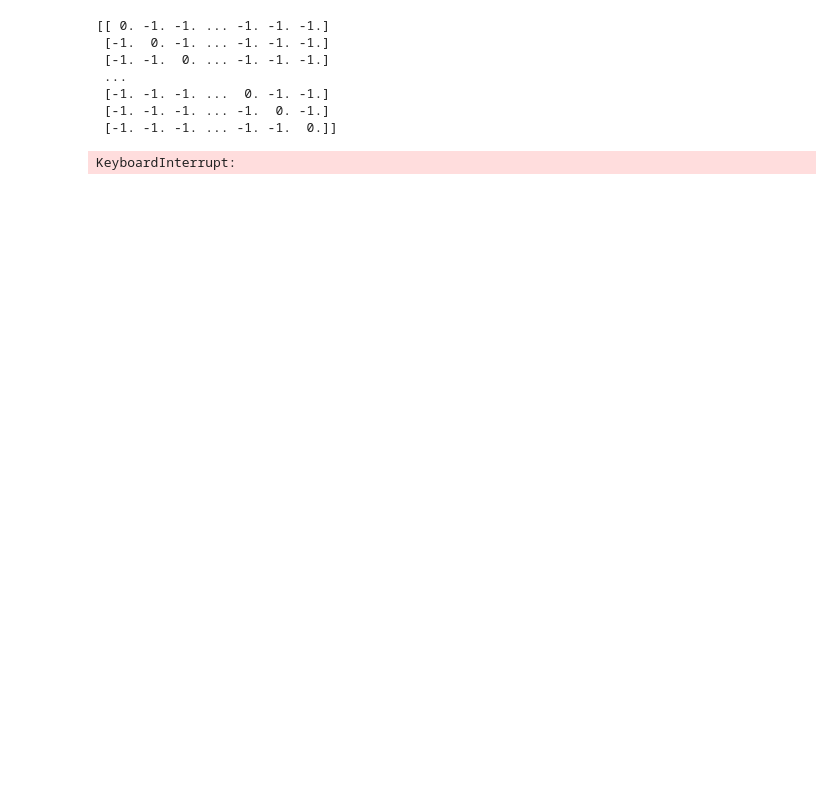
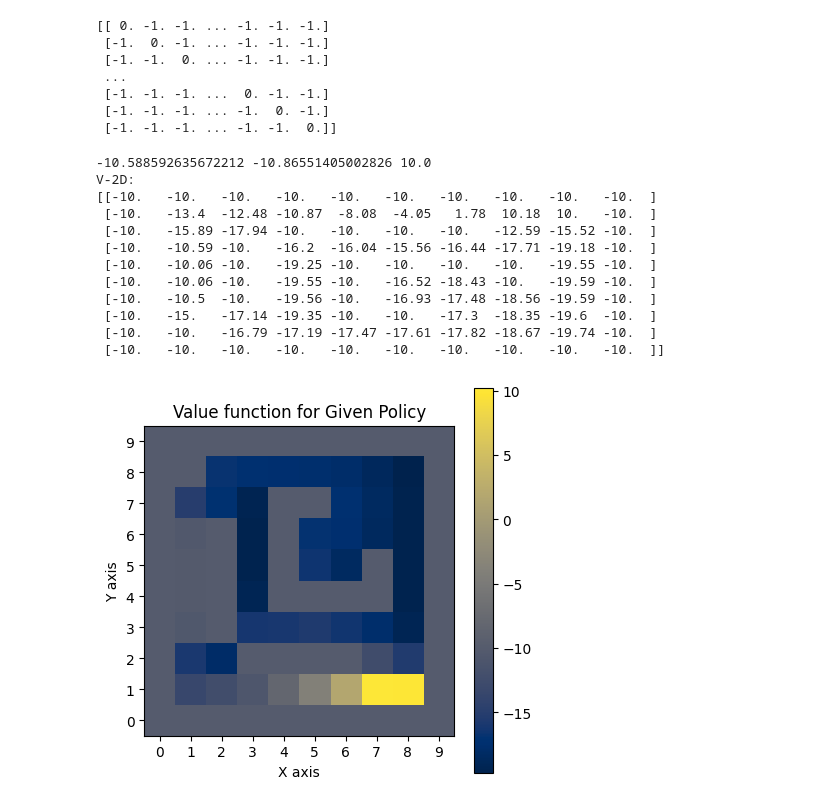
Before and after one commit to jbwenjoy/ESE-6500-Learning-in-Robotics, a Jupyter notebook: homework3/p1/policy_iteration.ipynb, the cells around one changed output. Cells and saved outputs as stored; diff of their text form; code cells hidden in the pictures; blank space fills up the shorter version.

```diff
--- a/homework3/p1/policy_iteration.ipynb
+++ b/homework3/p1/policy_iteration.ipynb
@@ -307,3 +307,22 @@ def get_transition_matrix(policy):
         raise ValueError('The transition matrix is not valid')
 
     return T
+
+
+def test_transition_matrix(test_flag):
+    if test_flag:
+        # Test get_transition_matrix
+        # Initialize the policy where the agent always moves E, i.e., policy[x, y] = 1 for all non-obstacle/goal cells
+        policy = 1 * np.ones((10, 10), dtype=int)
+        policy = make_policy_valid(policy)
+        print("policy: ")
+        print(policy)
+        print("policy at (3,4): ")
+        print(policy[3,4])
+        transition_matrix = get_transition_matrix(policy)
+        print("transition_matrix: ")
+        print(transition_matrix)
+
+
+test_flag = 0
+test_transition_matrix(test_flag)
@@ -381,5 +445,5 @@ print(action_reward_map)
 # %%
-def policy_evaluation(policy, state_reward_map, action_reward_map, gamma=0.9, theta=1e-5):
+def policy_evaluation(policy, state_reward_map, action_reward_map, gamma=0.9, theta=1e-4):
     """
     Evaluate a policy given an environment and a full description of the environment's dynamics.
 
@@ -394,7 +458,7 @@ def policy_evaluation(policy, state_reward_map, action_reward_map, gamma=0.9, th
     Returns:
         V: (100,) numpy array, The value for each state under the specified policy.
     """
-    V = np.zeros(100)  # Initialize state-value function with zeros for each state
+    V = np.zeros(100)
     V_vis = V.reshape(10, 10)
 
     obstacle_coords = [[9, 9], [8, 9], [7, 9], [6, 9], [5, 9], [4, 9], [3, 9], [2, 9], [1, 9], [0, 9], [9, 8], [9, 7],
@@ -408,53 +472,79 @@ def policy_evaluation(policy, state_reward_map, action_reward_map, gamma=0.9, th
 
     transition_matrix = get_transition_matrix(policy)
 
-    for iteration in range(1000):
+    for iteration in range(100):
         V_prev = deepcopy(V)
+        delta = 0
         for s in range(100):
             # Skip the obstacle and goal states
             if s in obstacle_states or s in goal_states:
-                V[s] += state_reward_map[s]
+                V[s] = state_reward_map[s]
                 continue
-            for s_prime in range(100):
-                V[s] += transition_matrix[s, s_prime] * (state_reward_map[s_prime] + action_reward_map[s, s_prime] + gamma * V_prev[s_prime])
-        V = V / (iteration + 1)
-        V_vis = V.reshape(10, 10)
-        if np.max(np.abs(V - V_prev)) < theta:
-            break
+
+            # For all normal states
+            # Convert state index to (x, y) coordinate
+            x, y = s % 10, s // 10
+
+            # Initialize a variable to keep track of the best action value
+            best_action_value = -np.inf
+
+            # Compare all possible actions to find the best one
+            for a in range(4):
+                action_value = 0
+                for s_prime in range(100):
+                    action_value += transition_matrix[s, s_prime] * (state_reward_map[s_prime] + action_reward_map[s, s_prime] + gamma * V_prev[s_prime])
+                if action_value > best_action_value:
+                    best_action_value = action_value
+
+            # Update the value of state s
+            V[s] = best_action_value
+            delta = max(delta, np.abs(V[s] - V_prev[s]))
 
     # print(f'Policy evaluated in {iteration} iterations')
     return V
 
 
 test_flag = True
 if test_flag:
     # Test policy_evaluation
     # Initialize a static policy
     policy = 1 * np.ones((10, 10), dtype=int)
     policy = make_policy_valid(policy)
     V = policy_evaluation(policy, state_reward_map, action_reward_map)
     print(V[map_x_y_to_state(1,3)], V[map_x_y_to_state(3,1)], V[map_x_y_to_state(8,1)])
 
     # Convert V to a 10x10 matrix for visualization
     # Be careful that the origin is in the bottom-left corner
     V_2D = V.reshape(10, 10)
     print("V-2D: ")
     np.set_printoptions(precision=2)
     print(V_2D)
 
     # Visualize the value function
     # V[map_x_y_to_state(8, 1)] = 100  # Use this to indentify the goal state
     plt.figure(figsize=(5, 5))
     plt.imshow(V_2D, cmap='cividis', origin='lower')
     plt.colorbar()
     plt.title('Value function for Given Policy')
     plt.xticks(range(10))
     plt.yticks(range(10))
     plt.xlabel('X axis')
     plt.ylabel('Y axis')
     plt.show()
 # %% [output]
-KeyboardInterrupt:
+-10.588592635672212 -10.86551405002826 10.0
+V-2D:
+[[-10.   -10.   -10.   -10.   -10.   -10.   -10.   -10.   -10.   -10.  ]
+ [-10.   -13.4  -12.48 -10.87  -8.08  -4.05   1.78  10.18  10.   -10.  ]
+ [-10.   -15.89 -17.94 -10.   -10.   -10.   -10.   -12.59 -15.52 -10.  ]
+ [-10.   -10.59 -10.   -16.2  -16.04 -15.56 -16.44 -17.71 -19.18 -10.  ]
+ [-10.   -10.06 -10.   -19.25 -10.   -10.   -10.   -10.   -19.55 -10.  ]
+ [-10.   -10.06 -10.   -19.55 -10.   -16.52 -18.43 -10.   -19.59 -10.  ]
+ [-10.   -10.5  -10.   -19.56 -10.   -16.93 -17.48 -18.56 -19.59 -10.  ]
+ [-10.   -15.   -17.14 -19.35 -10.   -10.   -17.3  -18.35 -19.6  -10.  ]
+ [-10.   -10.   -16.79 -17.19 -17.47 -17.61 -17.82 -18.67 -19.74 -10.  ]
+ [-10.   -10.   -10.   -10.   -10.   -10.   -10.   -10.   -10.   -10.  ]]
+[figure, added]
 # %%
 def policy_improvement(V, policy, state_reward_map, action_cost_map, gamma=0.9):
     """
```
Also changed, not shown: parts of 5 cells of this notebook.
